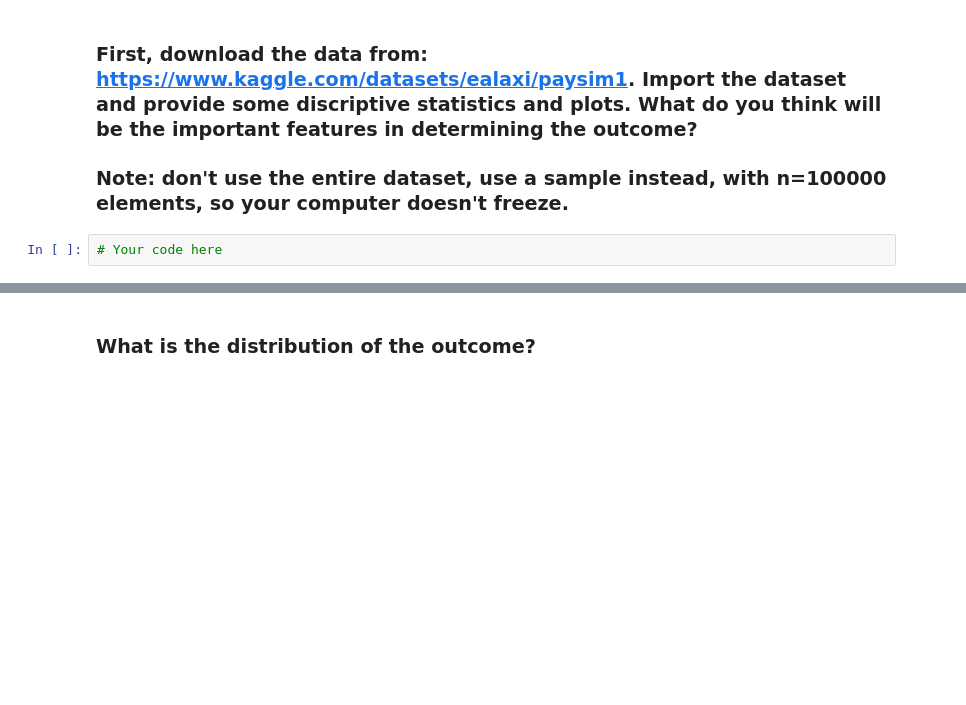
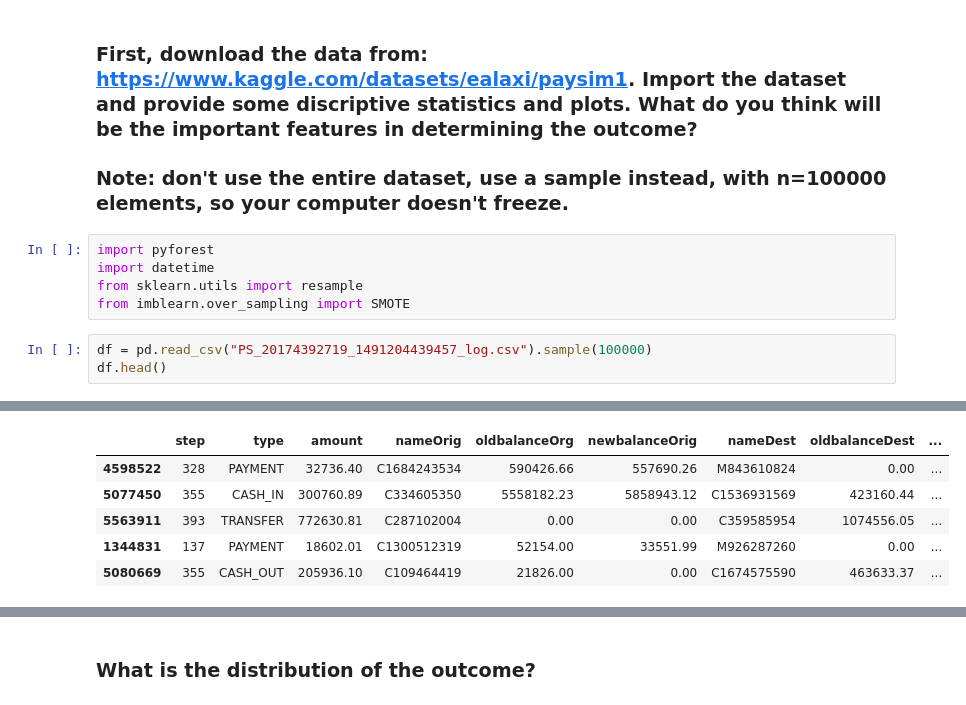
Before and after one commit to ta-data-lis/lab-imbalance, a Jupyter notebook: your-code/lab_imbalance.ipynb, the cells around one changed output, grey strips where cells are left out. Saved outputs shown, nothing was run; the diff lists cells and outputs as text; blank space fills up the shorter version.

```diff
--- a/your-code/lab_imbalance.ipynb
+++ b/your-code/lab_imbalance.ipynb
@@ -9,5 +9,12 @@ Like we disussed in class, when we have noisy data, if we are not careful, we ca
 # %% [markdown]
 ### First, download the data from: https://www.kaggle.com/datasets/ealaxi/paysim1. Import the dataset and provide some discriptive statistics and plots. What do you think will be the important features in determining the outcome?
 ### Note: don't use the entire dataset, use a sample instead, with n=100000 elements, so your computer doesn't freeze.
-# %%
-# Your code here
+# %%
+import pyforest
+import datetime
+from sklearn.utils import resample
+from imblearn.over_sampling import SMOTE
+# %%
+df = pd.read_csv("PS_20174392719_1491204439457_log.csv").sample(100000)
+df.head()
+# %% [output]
@@ -13,0 +22,6 @@ Like we disussed in class, when we have noisy data, if we are not careful, we ca
+|  | step | type | amount | nameOrig | oldbalanceOrg | newbalanceOrig | nameDest | oldbalanceDest | ... |
+| 4598522 | 328 | PAYMENT | 32736.40 | C1684243534 | 590426.66 | 557690.26 | M843610824 | 0.00 | ... |
+| 5077450 | 355 | CASH_IN | 300760.89 | C334605350 | 5558182.23 | 5858943.12 | C1536931569 | 423160.44 | ... |
+| 5563911 | 393 | TRANSFER | 772630.81 | C287102004 | 0.00 | 0.00 | C359585954 | 1074556.05 | ... |
+| 1344831 | 137 | PAYMENT | 18602.01 | C1300512319 | 52154.00 | 33551.99 | M926287260 | 0.00 | ... |
+| 5080669 | 355 | CASH_OUT | 205936.10 | C109464419 | 21826.00 | 0.00 | C1674575590 | 463633.37 | ... |
```
Also changed, not shown: parts of 28 cells of this notebook.
